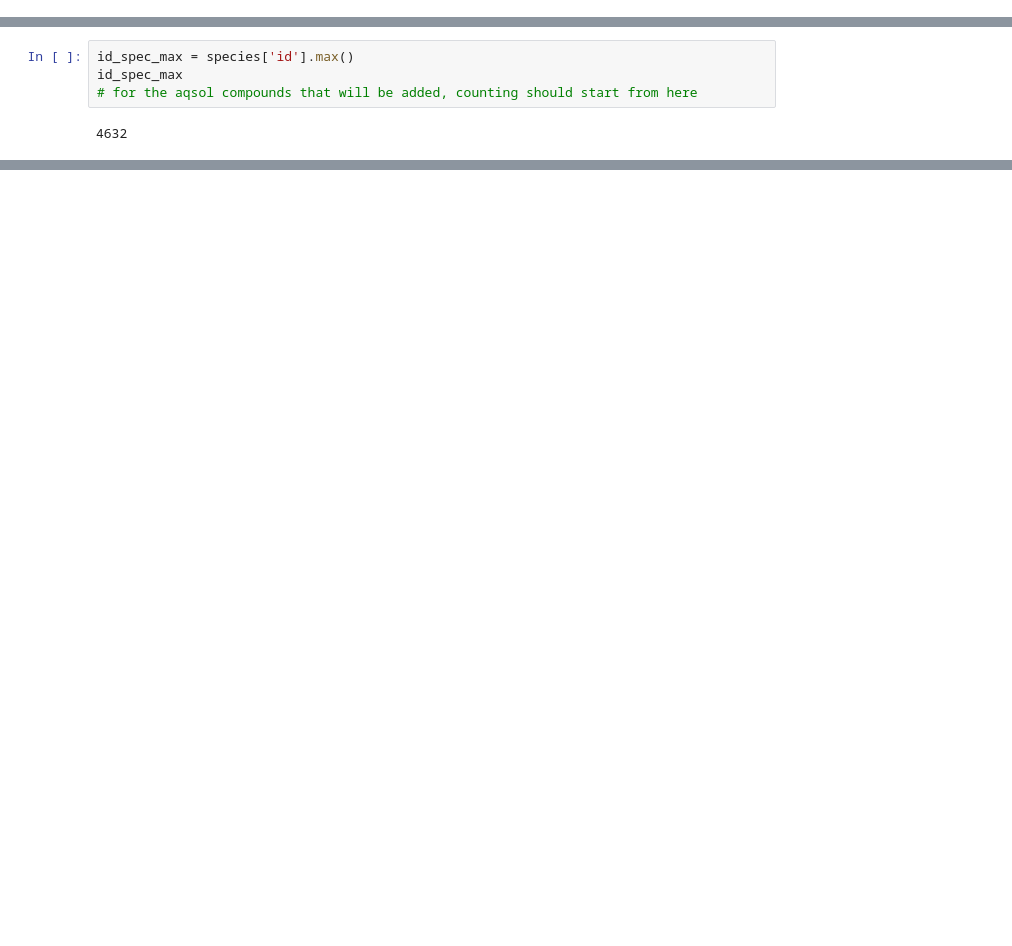
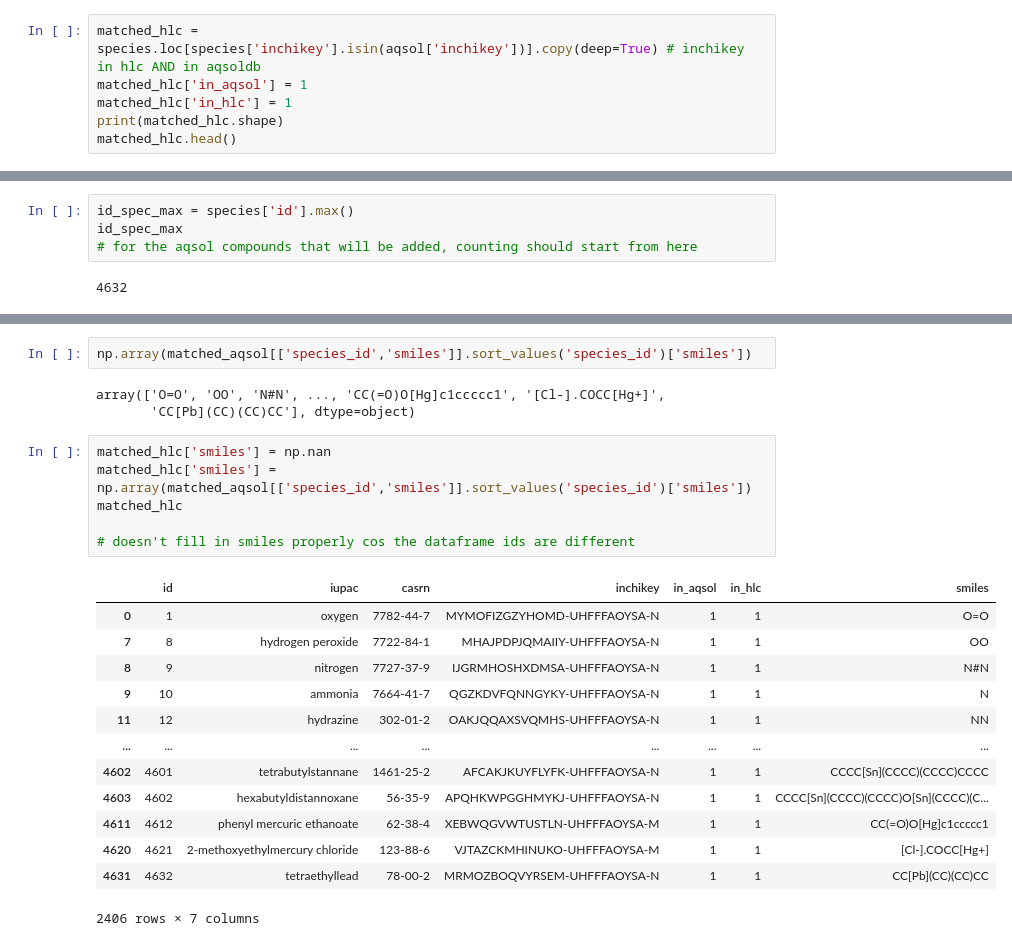
Before and after one commit to avekassy1/CHEM3012-Dissertation, a Jupyter notebook: Database/Merged/combine.ipynb, the cells around one changed output, grey strips where cells are left out. Drawn from its saved outputs; the diff is of its cells as text; blank space fills up the shorter version.

```diff
--- a/Database/Merged/combine.ipynb
+++ b/Database/Merged/combine.ipynb
@@ -348,0 +85,6 @@ new_species = species.copy(deep=True)
+# %%
+matched_hlc = species.loc[species['inchikey'].isin(aqsol['inchikey'])].copy(deep=True) # inchikey in hlc AND in aqsoldb
+matched_hlc['in_aqsol'] = 1
+matched_hlc['in_hlc'] = 1
+print(matched_hlc.shape)
+matched_hlc.head()
@@ -539,0 +169,25 @@ def id_checker(db):
+# %%
+np.array(matched_aqsol[['species_id','smiles']].sort_values('species_id')['smiles'])
+# %% [output]
+array(['O=O', 'OO', 'N#N', ..., 'CC(=O)O[Hg]c1ccccc1', '[Cl-].COCC[Hg+]',
+       'CC[Pb](CC)(CC)CC'], dtype=object)
+# %%
+matched_hlc['smiles'] = np.nan
+matched_hlc['smiles'] = np.array(matched_aqsol[['species_id','smiles']].sort_values('species_id')['smiles'])
+matched_hlc
+
+# doesn't fill in smiles properly cos the dataframe ids are different
+# %% [output]
+|  | id | iupac | casrn | inchikey | in_aqsol | in_hlc | smiles |
+| 0 | 1 | oxygen | 7782-44-7 | MYMOFIZGZYHOMD-UHFFFAOYSA-N | 1 | 1 | O=O |
+| 7 | 8 | hydrogen peroxide | 7722-84-1 | MHAJPDPJQMAIIY-UHFFFAOYSA-N | 1 | 1 | OO |
+| 8 | 9 | nitrogen | 7727-37-9 | IJGRMHOSHXDMSA-UHFFFAOYSA-N | 1 | 1 | N#N |
+| 9 | 10 | ammonia | 7664-41-7 | QGZKDVFQNNGYKY-UHFFFAOYSA-N | 1 | 1 | N |
+| 11 | 12 | hydrazine | 302-01-2 | OAKJQQAXSVQMHS-UHFFFAOYSA-N | 1 | 1 | NN |
+| ... | ... | ... | ... | ... | ... | ... | ... |
+| 4602 | 4601 | tetrabutylstannane | 1461-25-2 | AFCAKJKUYFLYFK-UHFFFAOYSA-N | 1 | 1 | CCCC[Sn](CCCC)(CCCC)CCCC |
+| 4603 | 4602 | hexabutyldistannoxane | 56-35-9 | APQHKWPGGHMYKJ-UHFFFAOYSA-N | 1 | 1 | CCCC[Sn](CCCC)(CCCC)O[Sn](CCCC)(C... |
+| 4611 | 4612 | phenyl mercuric ethanoate | 62-38-4 | XEBWQGVWTUSTLN-UHFFFAOYSA-M | 1 | 1 | CC(=O)O[Hg]c1ccccc1 |
+| 4620 | 4621 | 2-methoxyethylmercury chloride | 123-88-6 | VJTAZCKMHINUKO-UHFFFAOYSA-M | 1 | 1 | [Cl-].COCC[Hg+] |
+| 4631 | 4632 | tetraethyllead | 78-00-2 | MRMOZBOQVYRSEM-UHFFFAOYSA-N | 1 | 1 | CC[Pb](CC)(CC)CC |
+2406 rows × 7 columns
```
Also changed, not shown: parts of 69 cells of this notebook, 7 other files.
